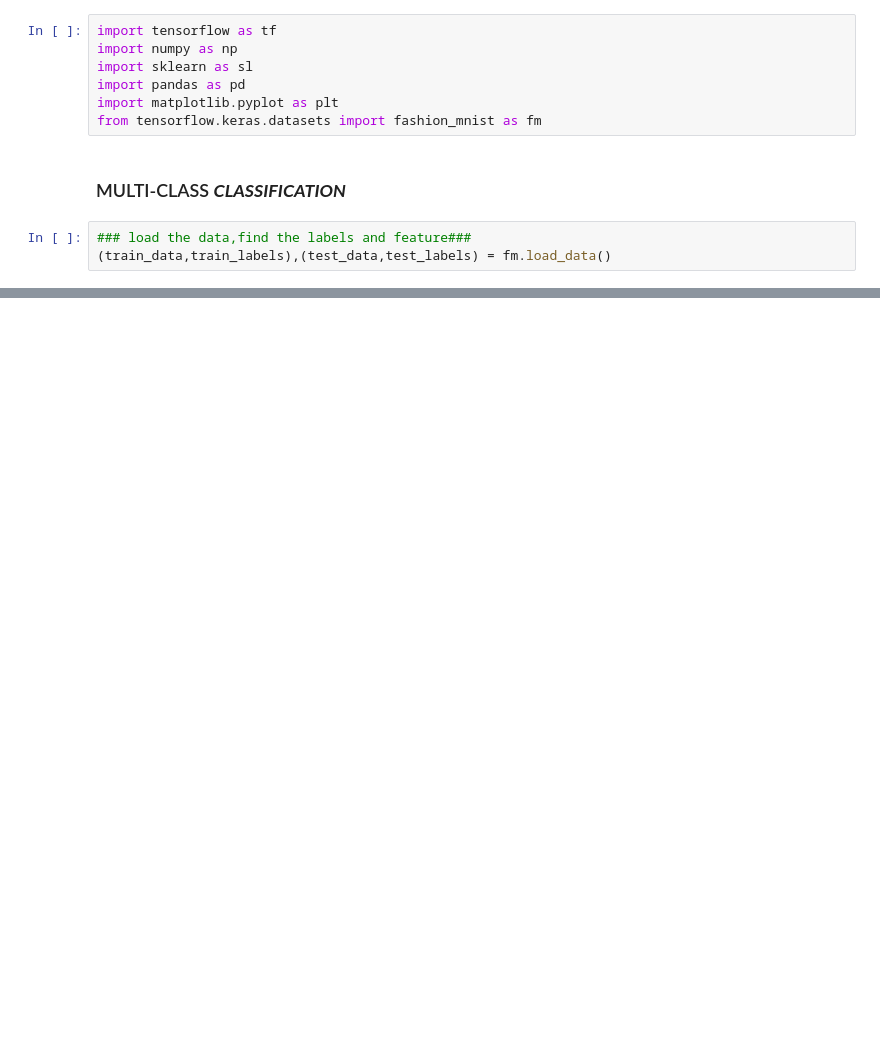
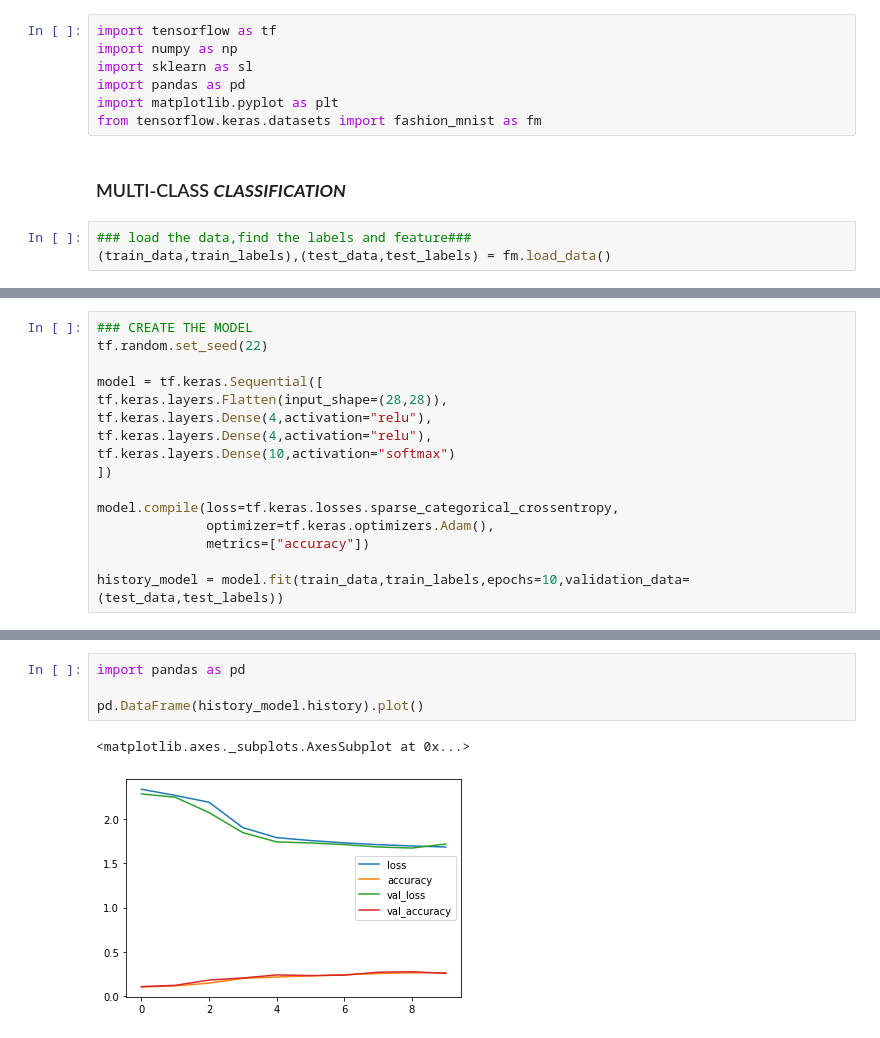
Before and after one commit to awannabecs/PublicTensorflowRepository, a Jupyter notebook: Untitled0.ipynb, the cells around one changed output, grey strips where cells are left out. Drawn from its saved outputs; the diff is of its cells as text; blank space fills up the shorter version.

```diff
--- a/Untitled0.ipynb
+++ b/Untitled0.ipynb
@@ -33,0 +15,16 @@ for i in range(10):
+# %%
+### CREATE THE MODEL
+tf.random.set_seed(22)
+
+model = tf.keras.Sequential([
+tf.keras.layers.Flatten(input_shape=(28,28)),
+tf.keras.layers.Dense(4,activation="relu"),
+tf.keras.layers.Dense(4,activation="relu"),
+tf.keras.layers.Dense(10,activation="softmax")
+])
+
+model.compile(loss=tf.keras.losses.sparse_categorical_crossentropy,
+              optimizer=tf.keras.optimizers.Adam(),
+              metrics=["accuracy"])
+
+history_model = model.fit(train_data,train_labels,epochs=10,validation_data=(test_data,test_labels))
@@ -33,0 +91,7 @@ for i in range(10):
+# %%
+import pandas as pd
+
+pd.DataFrame(history_model.history).plot()
+# %% [output]
+<matplotlib.axes._subplots.AxesSubplot at 0x...>
+[figure, added]
```
Also changed, not shown: parts of 8 cells of this notebook.
